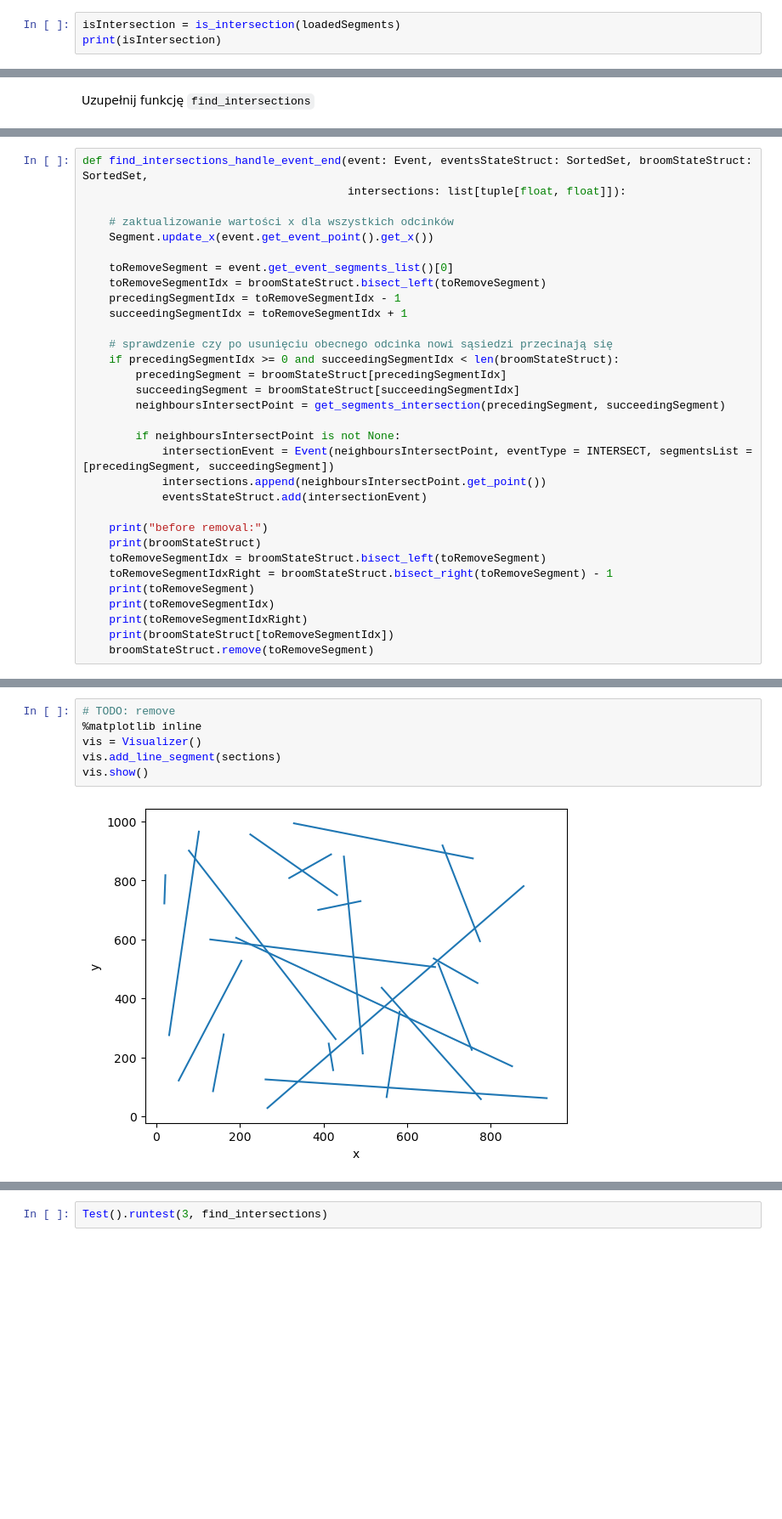
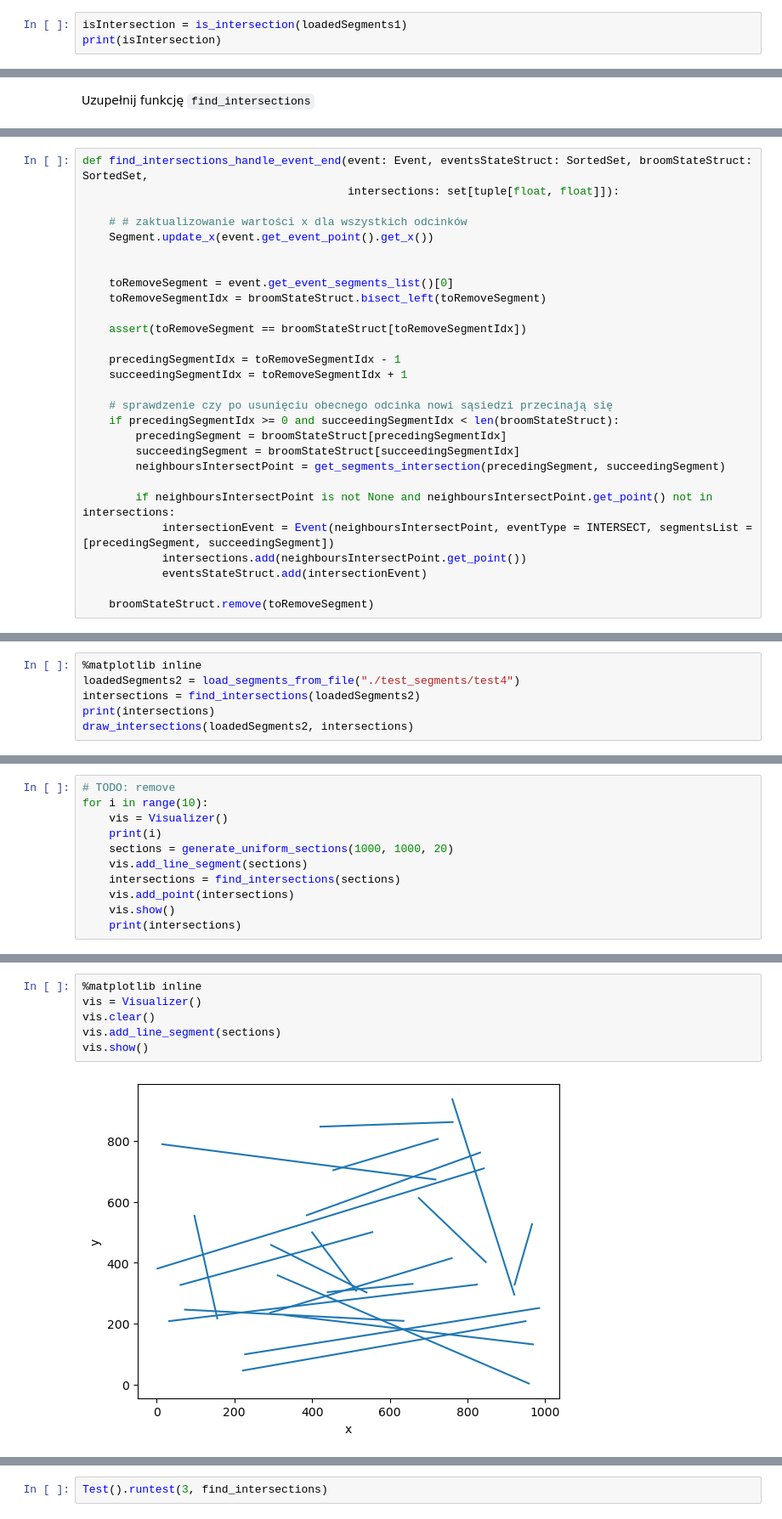
Before and after one commit to WSm-77/geometric_algorithms, a Jupyter notebook: lab4/main.ipynb, the cells around one changed output, grey strips where cells are left out. Shown at 85% size. Drawn from its saved outputs; the diff is of its cells as text; blank space fills up the shorter version.

Commit message:
Finally working find_intersections, but returning in wrong format

```diff
--- a/lab4/main.ipynb
+++ b/lab4/main.ipynb
@@ -644,7 +526,7 @@ print(isIntersection)
 # %% [output]
 True
 # %%
-isIntersection = is_intersection(loadedSegments)
+isIntersection = is_intersection(loadedSegments1)
 print(isIntersection)
 # %% [output]
 True
@@ -878,13 +745,17 @@ def find_intersections_handle_event_beg(event: Event, eventsStateStruct: SortedS
             eventsStateStruct.add(intersectionEvent)
 # %%
 def find_intersections_handle_event_end(event: Event, eventsStateStruct: SortedSet, broomStateStruct: SortedSet,
-                                        intersections: list[tuple[float, float]]):
+                                        intersections: set[tuple[float, float]]):
 
-    # zaktualizowanie wartości x dla wszystkich odcinków
+    # # zaktualizowanie wartości x dla wszystkich odcinków
     Segment.update_x(event.get_event_point().get_x())
+
 
     toRemoveSegment = event.get_event_segments_list()[0]
     toRemoveSegmentIdx = broomStateStruct.bisect_left(toRemoveSegment)
+
+    assert(toRemoveSegment == broomStateStruct[toRemoveSegmentIdx])
+
     precedingSegmentIdx = toRemoveSegmentIdx - 1
     succeedingSegmentIdx = toRemoveSegmentIdx + 1
 
@@ -894,19 +765,11 @@ def find_intersections_handle_event_end(event: Event, eventsStateStruct: SortedS
         succeedingSegment = broomStateStruct[succeedingSegmentIdx]
         neighboursIntersectPoint = get_segments_intersection(precedingSegment, succeedingSegment)
 
-        if neighboursIntersectPoint is not None:
+        if neighboursIntersectPoint is not None and neighboursIntersectPoint.get_point() not in intersections:
             intersectionEvent = Event(neighboursIntersectPoint, eventType = INTERSECT, segmentsList = [precedingSegment, succeedingSegment])
-            intersections.append(neighboursIntersectPoint.get_point())
+            intersections.add(neighboursIntersectPoint.get_point())
             eventsStateStruct.add(intersectionEvent)
 
-    print("before removal:")
-    print(broomStateStruct)
-    toRemoveSegmentIdx = broomStateStruct.bisect_left(toRemoveSegment)
-    toRemoveSegmentIdxRight = broomStateStruct.bisect_right(toRemoveSegment) - 1
-    print(toRemoveSegment)
-    print(toRemoveSegmentIdx)
-    print(toRemoveSegmentIdxRight)
-    print(broomStateStruct[toRemoveSegmentIdx])
     broomStateStruct.remove(toRemoveSegment)
 # %%
 def find_intersections_handle_event_intersect(event: Event, eventsStateStruct: SortedSet, broomStateStruct: SortedSet,
@@ -1109,0 +911,6 @@ SortedSet([])
+# %%
+%matplotlib inline
+loadedSegments2 = load_segments_from_file("./test_segments/test4")
+intersections = find_intersections(loadedSegments2)
+print(intersections)
+draw_intersections(loadedSegments2, intersections)
@@ -1109,0 +920,11 @@ SortedSet([])
+# %%
+# TODO: remove
+for i in range(10):
+    vis = Visualizer()
+    print(i)
+    sections = generate_uniform_sections(1000, 1000, 20)
+    vis.add_line_segment(sections)
+    intersections = find_intersections(sections)
+    vis.add_point(intersections)
+    vis.show()
+    print(intersections)
@@ -1110,8 +962,8 @@ SortedSet([])
 # %%
-# TODO: remove
 %matplotlib inline
 vis = Visualizer()
+vis.clear()
 vis.add_line_segment(sections)
 vis.show()
 # %% [output]
-[figure, old version]
+[figure, new version]
```
Also changed, not shown: parts of 29 cells of this notebook.
